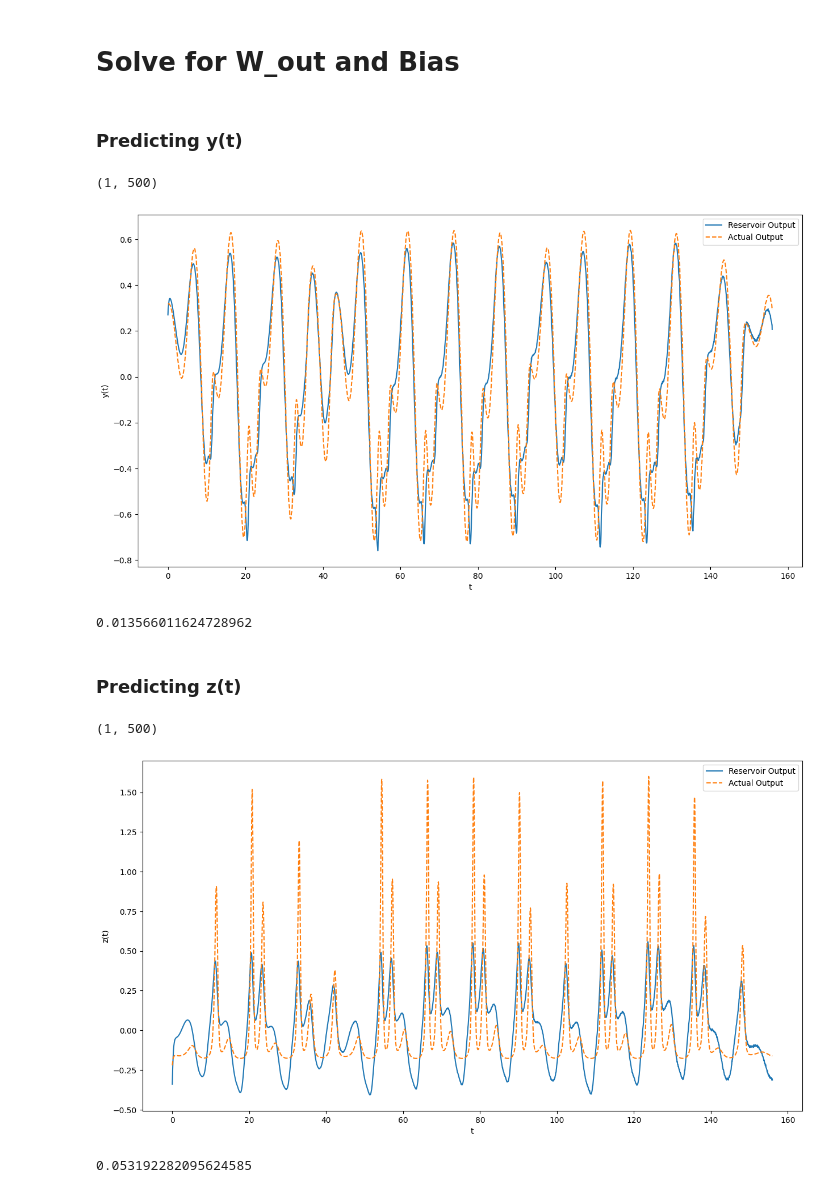
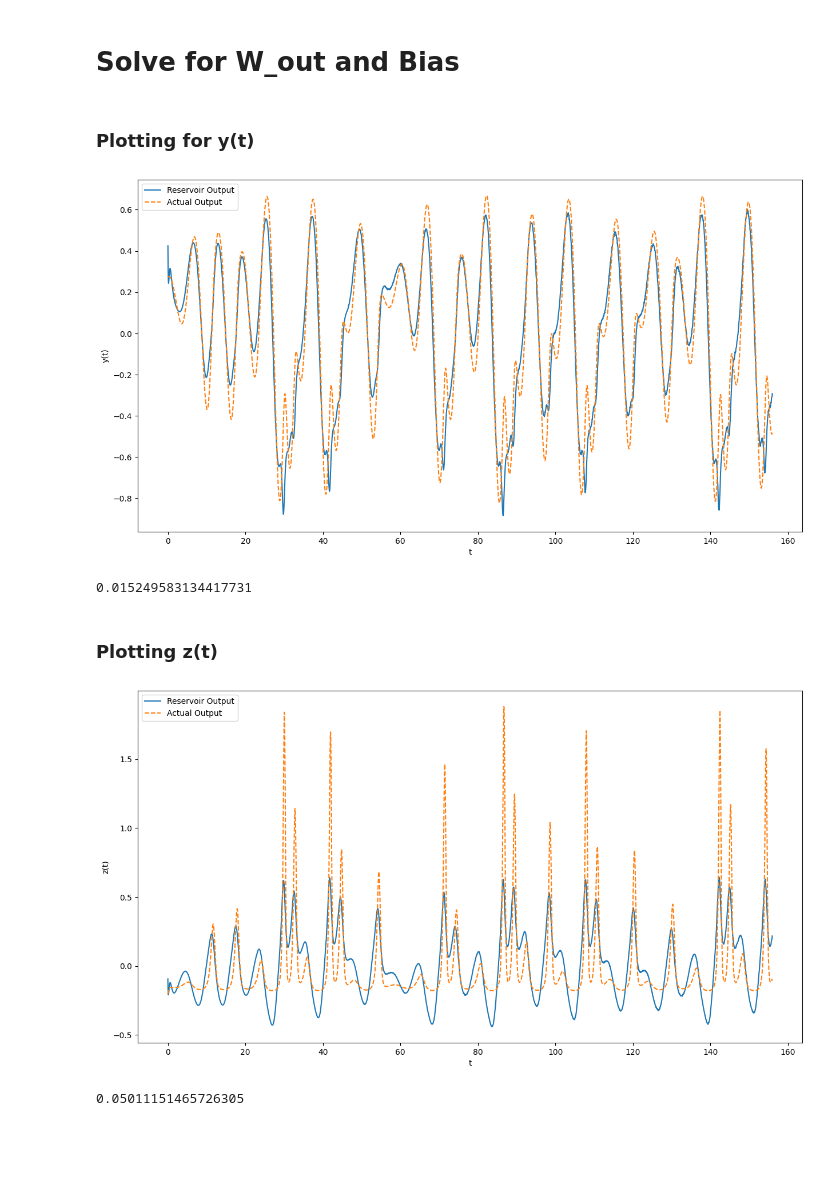
Before and after one commit to ProtikNag/Neural-Network-Homeworks, a Jupyter notebook: HW1/Problem 7 Rossler.ipynb, the cells around one changed output. Saved outputs shown, nothing was run; the diff lists cells and outputs as text; code cells hidden in the pictures; blank space fills up the shorter version.

```diff
--- a/HW1/Problem 7 Rossler.ipynb
+++ b/HW1/Problem 7 Rossler.ipynb
@@ -26,6 +28,7 @@ delta_t = 0.05                   # time interval
 T = 260                          # length of training phase
 K = int(T / delta_t)             # number of steps
 t = np.linspace(0, T, K)         # time series ---> for 800 sample points
+tau = 50                        # washout time
 
 x = np.zeros(t.shape[0])
 y = np.zeros(t.shape[0])
@@ -58,7 +61,7 @@ def calculate_adjacancy_matrix():
     return A
 
 def calculate_reservoir_states(M, u, A, W):
-    global N, alpha
+    global N, alpha, tau
     reservoir_state_list = []
 
     r = np.zeros([N, M])
@@ -68,7 +71,7 @@ def calculate_reservoir_states(M, u, A, W):
     reservoir_state_list.append(r)
 
     # implement washout time
-    u = np.pad(u, (50, 0), 'constant', constant_values=(0, 0))
+    u = np.pad(u, (tau, 0), 'constant', constant_values=(0, 0))
 
     for index, val in enumerate(u):
         if index % 500 == 0:
@@ -81,7 +84,7 @@ def calculate_reservoir_states(M, u, A, W):
         r_plus_t = reservoir_state_list[index] + np.tanh(first + second + third)
         reservoir_state_list.append(r_plus_t)
 
-    return reservoir_state_list[51:]
+    return reservoir_state_list[tau+1:]
 # %% [markdown]
 # Rossler System
 # %% [markdown]
@@ -180,38 +179,39 @@ plt.show()
 # %% [markdown]
 # Solve for W_out and Bias
-# %% [markdown]
-### Predicting y(t)
 # %%
 r_bar = np.array(r).squeeze()
 y_train = np.transpose(np.array(y_train))
+z_train = np.transpose(np.array(z_train))
+merged_output_train = np.concatenate((y_train[:, np.newaxis], z_train[:, np.newaxis]), axis=1)
 
 model = LinearRegression()
-model.fit(r_bar, y_train)
+model.fit(r_bar, merged_output_train)
 
-w_out = np.array([model.coef_])
-out = np.matmul(w_out, np.transpose(r)) + model.intercept_
-out = out.squeeze().tolist()
+w_out = np.array([model.coef_]).squeeze()
+out_y = np.matmul(np.array([w_out[0]]), np.transpose(r_bar)) + model.intercept_[0]
+out_y = out_y.squeeze().tolist()
+
+out_z = np.matmul(np.array([w_out[1]]), np.transpose(r_bar)) + model.intercept_[1]
+out_z = out_z.squeeze().tolist()
-# %%
-w_out.shape
-# %% [output]
-(1, 500)
+# %% [markdown]
+### Plotting for y(t)
 # %%
 plt.figure(figsize=(15, 8))
 
-plt.plot(t[:3120], out, label='Reservoir Output', linestyle='-', linewidth=1.5)
+plt.plot(t[:3120], out_y, label='Reservoir Output', linestyle='-', linewidth=1.5)
 plt.plot(t[:3120], y_train, label='Actual Output', linestyle='--', linewidth=1.5)
 
 plt.xlabel('t')
 plt.ylabel('y(t)')
 plt.legend()
 
 plt.savefig('Images/Problem_7/Rossler_y(t).pdf')
 plt.show()
 # %% [output]
-[figure, old version]
+[figure, new version]
 # %%
-mean_squared_error(out, y_train)
+mean_squared_error(out_y, y_train)
 # %% [output]
-0.013566011624728962
+0.015249583134417731
 # %% [markdown]
-### Predicting z(t)
+### Plotting z(t)
@@ -230,11 +218,7 @@ out = out.squeeze().tolist()
-# %%
-w_out.shape
-# %% [output]
-(1, 500)
 # %%
 plt.figure(figsize=(15, 8))
 
-plt.plot(t[:3120], out, label='Reservoir Output', linestyle='-', linewidth=1.5)
+plt.plot(t[:3120], out_z, label='Reservoir Output', linestyle='-', linewidth=1.5)
 plt.plot(t[:3120], z_train, label='Actual Output', linestyle='--', linewidth=1.5)
 
 plt.xlabel('t')
@@ -244,8 +228,8 @@ plt.legend()
 plt.savefig("Images/Problem_7/Rossler_z(t).pdf")
 plt.show()
 # %% [output]
-[figure, old version]
+[figure, new version]
 # %%
-mean_squared_error(out, z_train)
+mean_squared_error(out_z, z_train)
 # %% [output]
-0.053192282095624585
+0.05011151465726305
```
Also changed, not shown: parts of 5 cells of this notebook, 7 other files.
